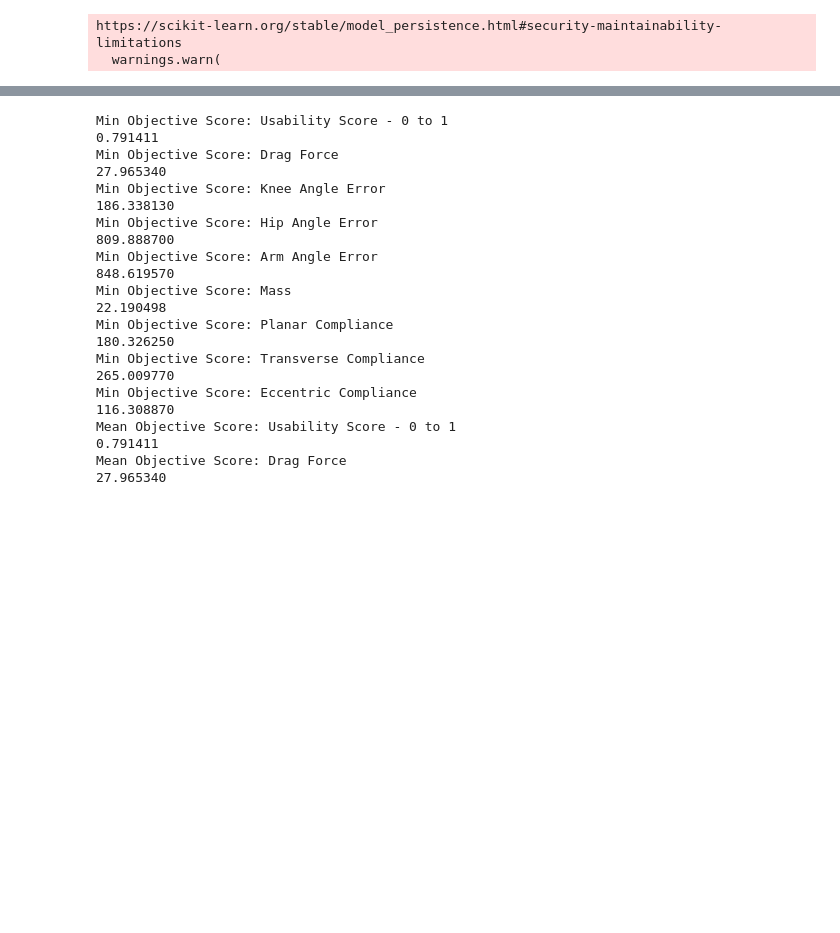
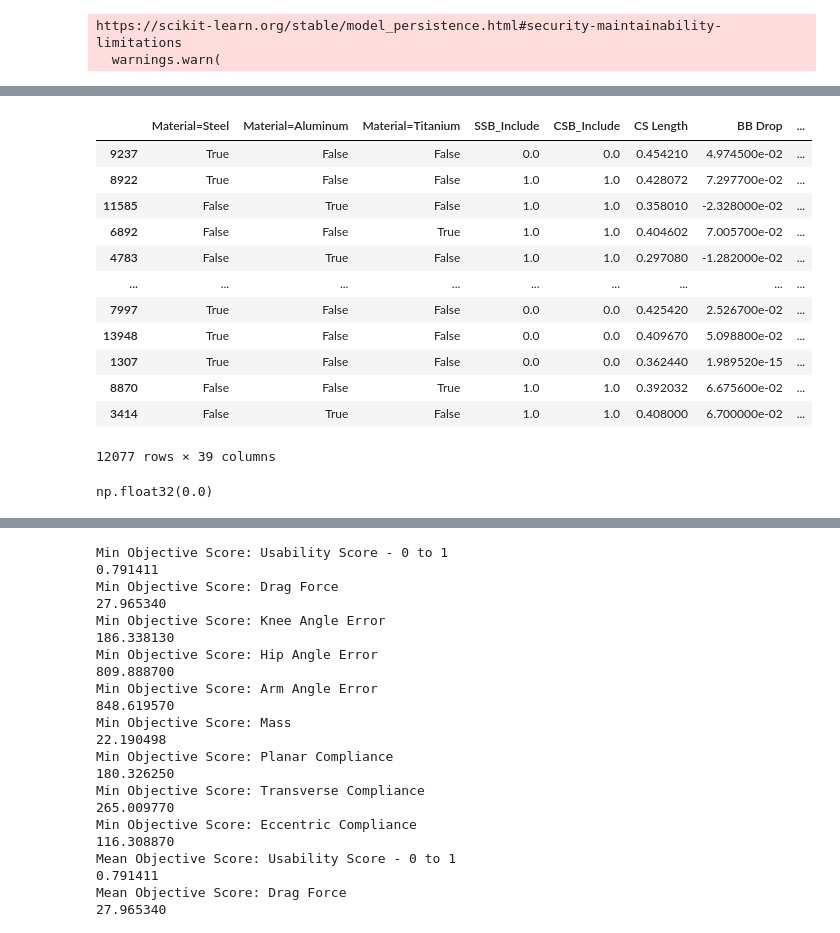
Before and after one commit to yazan-abu-obaideh/biked-commons, a Jupyter notebook: src/biked_commons/design_evaluation/testing.ipynb, the cells around one changed output, grey strips where cells are left out. Saved outputs shown, nothing was run; the diff lists cells and outputs as text; code cells hidden in the pictures; blank space fills up the shorter version.

Commit message:
start investigating constant validity pred values

```diff
--- a/src/biked_commons/design_evaluation/testing.ipynb
+++ b/src/biked_commons/design_evaluation/testing.ipynb
@@ -15,3 +15,26 @@ from biked_commons.design_evaluation.scoring import *
 # %% [output]
 https://scikit-learn.org/stable/model_persistence.html#security-maintainability-limitations
   warnings.warn(
+# %%
+from biked_commons.prediction import loaders
+device = torch.device("cuda" if torch.cuda.is_available() else "cpu")
+dtype = torch.float32
+model_path = models_and_scalers_path("validity_model.pt")
+scaler_path = models_and_scalers_path("validity_scaler.pt")
+preprocessor = Preprocessor(scaler_path=scaler_path, preprocess_fn=None, device=device)
+converter = framed.clip_to_framed_tensor_builder(ordered_columns.ORDERED_COLUMNS, framed.FRAMED_ORDERED_COLUMNS)
+model = torch.load(model_path, weights_only=False).to(device)
+
+data = pd.read_csv(split_datasets_path("bike_bench.csv"), index_col=0)
+data_tens = torch.tensor(data.values, dtype=dtype).to(device)
+
+data_framed, _ = loaders.load_validity()
+framed_tensor = torch.tensor(data_framed.values.astype(float), dtype=dtype).to(device)
+
+regen_framed_tensor = converter(data_tens)
+regen_framed_tensor = regen_framed_tensor.to(device, dtype=dtype)
+
+
+preprocessed = preprocessor(framed_tensor)
+predictions = model(preprocessed)
+validity = predictions-0.5
@@ -18,3 +52,23 @@ https://scikit-learn.org/stable/model_persistence.html#security-maintainability-
+# %%
+data_framed
+# %% [output]
+|  | Material=Steel | Material=Aluminum | Material=Titanium | SSB_Include | CSB_Include | CS Length | BB Drop | ... |
+| 9237 | True | False | False | 0.0 | 0.0 | 0.454210 | 4.974500e-02 | ... |
+| 8922 | True | False | False | 1.0 | 1.0 | 0.428072 | 7.297700e-02 | ... |
+| 11585 | False | True | False | 1.0 | 1.0 | 0.358010 | -2.328000e-02 | ... |
+| 6892 | False | False | True | 1.0 | 1.0 | 0.404602 | 7.005700e-02 | ... |
+| 4783 | False | True | False | 1.0 | 1.0 | 0.297080 | -1.282000e-02 | ... |
+| ... | ... | ... | ... | ... | ... | ... | ... | ... |
+| 7997 | True | False | False | 0.0 | 0.0 | 0.425420 | 2.526700e-02 | ... |
+| 13948 | True | False | False | 0.0 | 0.0 | 0.409670 | 5.098800e-02 | ... |
+| 1307 | True | False | False | 0.0 | 0.0 | 0.362440 | 1.989520e-15 | ... |
+| 8870 | False | False | True | 1.0 | 1.0 | 0.392032 | 6.675600e-02 | ... |
+| 3414 | False | True | False | 1.0 | 1.0 | 0.408000 | 6.700000e-02 | ... |
+12077 rows × 39 columns
+# %%
+np.max(predictions.cpu().detach().numpy())
+# %% [output]
+np.float32(0.0)
 # %%
 data = pd.read_csv(split_datasets_path("bike_bench.csv"), index_col=0)
 
```
Also changed, not shown: parts of 4 cells of this notebook.
